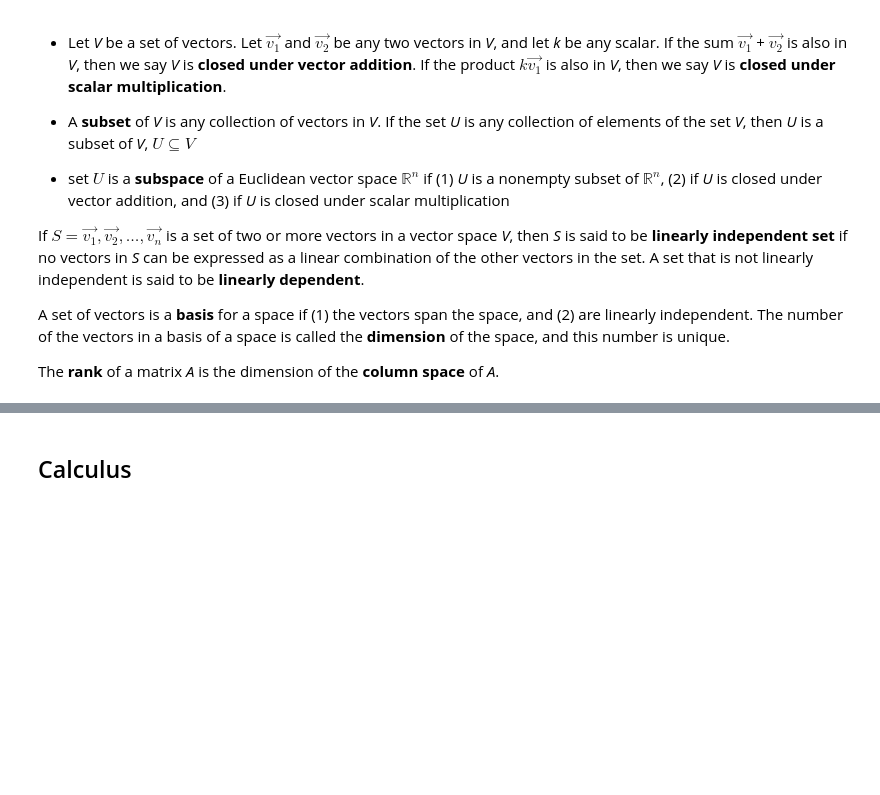
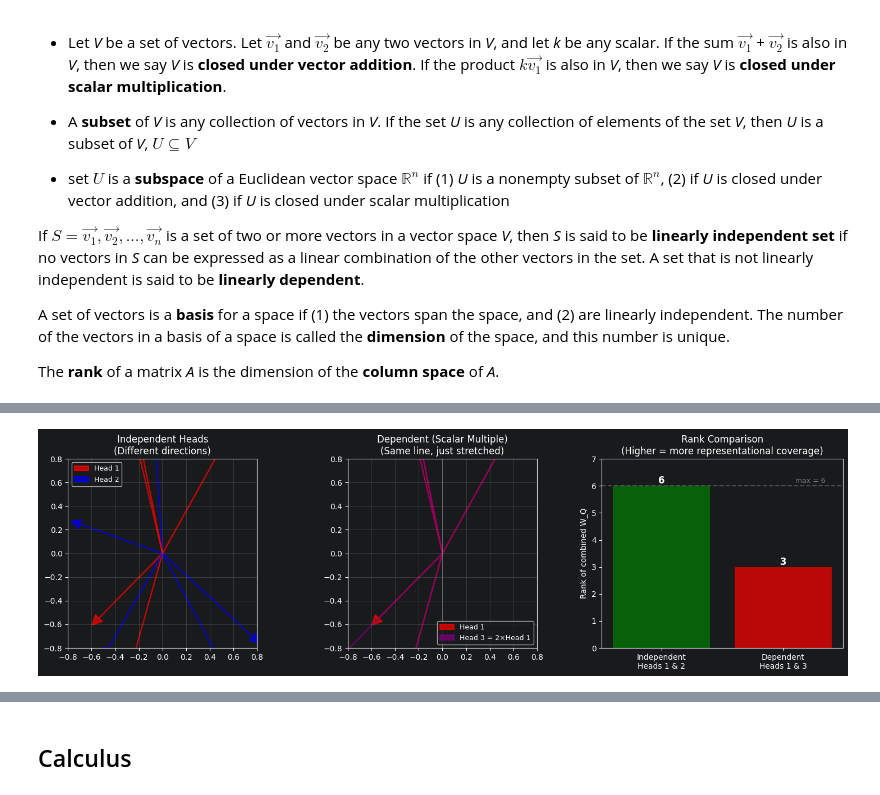
Before and after one commit to j03hoang/nlp-lab, a Jupyter notebook: notebooks/maths_review.ipynb, the cells around one changed output, grey strips where cells are left out. Cells and saved outputs as stored; diff of their text form; code cells hidden in the pictures; blank space fills up the shorter version.

Commit message:
Update maths_review.ipynb
linear independence in multi-head attention, rank, dim

```diff
--- a/notebooks/maths_review.ipynb
+++ b/notebooks/maths_review.ipynb
@@ -980,0 +1053,73 @@ The **rank** of a matrix *A* is the dimension of the **column space** of *A*.
+# %%
+import matplotlib.pyplot as plt
+import numpy as np
+
+fig, axes = plt.subplots(1, 3, figsize=(15, 4.5))
+
+# We'll show the query vectors for 5 different input tokens
+torch.manual_seed(42)
+tokens = torch.randn(5, d_model)
+
+q1_all = tokens @ W_Q1.T
+q2_all = tokens @ W_Q2.T
+q3_all = tokens @ W_Q3.T
+
+# Project to 2D (first two principal components for visualization)
+# Simplification: just show dim 0 vs dim 1
+
+# ---- Left: Independent heads (q1 vs q2) ----
+ax = axes[0]
+for i in range(5):
+    ax.arrow(0, 0, q1_all[i, 0], q1_all[i, 1],
+             head_width=0.08, head_length=0.08, color='red', alpha=0.7, linewidth=1.5)
+    ax.arrow(0, 0, q2_all[i, 0], q2_all[i, 1],
+             head_width=0.08, head_length=0.08, color='blue', alpha=0.7, linewidth=1.5)
+ax.set_xlim(-0.8, 0.8)
+ax.set_ylim(-0.8, 0.8)
+ax.set_aspect('equal')
+ax.axhline(y=0, color='gray', linewidth=0.5)
+ax.axvline(x=0, color='gray', linewidth=0.5)
+ax.grid(True, alpha=0.3)
+ax.set_title('Independent Heads\n(Different directions)', fontsize=12)
+ax.legend(['Head 1', 'Head 2'], fontsize=9)
+
+# ---- Middle: Dependent (scalar multiple) ----
+ax2 = axes[1]
+for i in range(5):
+    ax2.arrow(0, 0, q1_all[i, 0], q1_all[i, 1],
+              head_width=0.08, head_length=0.08, color='red', alpha=0.7, linewidth=1.5)
+    ax2.arrow(0, 0, q3_all[i, 0], q3_all[i, 1],
+              head_width=0.08, head_length=0.08, color='purple', alpha=0.7, linewidth=1.5)
+ax2.set_xlim(-0.8, 0.8)
+ax2.set_ylim(-0.8, 0.8)
+ax2.set_aspect('equal')
+ax2.axhline(y=0, color='gray', linewidth=0.5)
+ax2.axvline(x=0, color='gray', linewidth=0.5)
+ax2.grid(True, alpha=0.3)
+ax2.set_title('Dependent (Scalar Multiple)\n(Same line, just stretched)', fontsize=12)
+ax2.legend(['Head 1', 'Head 3 = 2×Head 1'], fontsize=9)
+
+# ---- Right: Rank comparison ----
+ax3 = axes[2]
+# Stack W_Q1 and W_Q2: full rank (6 independent rows → rank 6)
+combined_independent = torch.cat([W_Q1, W_Q2], dim=0)  # (6, 6)
+# Stack W_Q1 and W_Q3: rank deficient (only 3 independent rows → rank 3)
+combined_dependent = torch.cat([W_Q1, W_Q3], dim=0)    # (6, 6)
+
+ranks = [
+    torch.linalg.matrix_rank(combined_independent).item(),
+    torch.linalg.matrix_rank(combined_dependent).item()
+]
+bars = ax3.bar(['Independent\nHeads 1 & 2', 'Dependent\nHeads 1 & 3'], ranks,
+               color=['green', 'red'], alpha=0.7)
+ax3.bar_label(bars, fontsize=12, fontweight='bold')
+ax3.set_ylabel('Rank of combined W_Q', fontsize=10)
+ax3.set_title('Rank Comparison\n(Higher = more representational coverage)', fontsize=12)
+ax3.set_ylim(0, 7)
+ax3.axhline(y=6, color='gray', linestyle='--', alpha=0.5)
+ax3.text(1.1, 6.1, 'max = 6', fontsize=9, color='gray')
+
+plt.tight_layout()
+plt.show()
+# %% [output]
+[figure, added]
```
Also changed, not shown: parts of 6 cells of this notebook.
